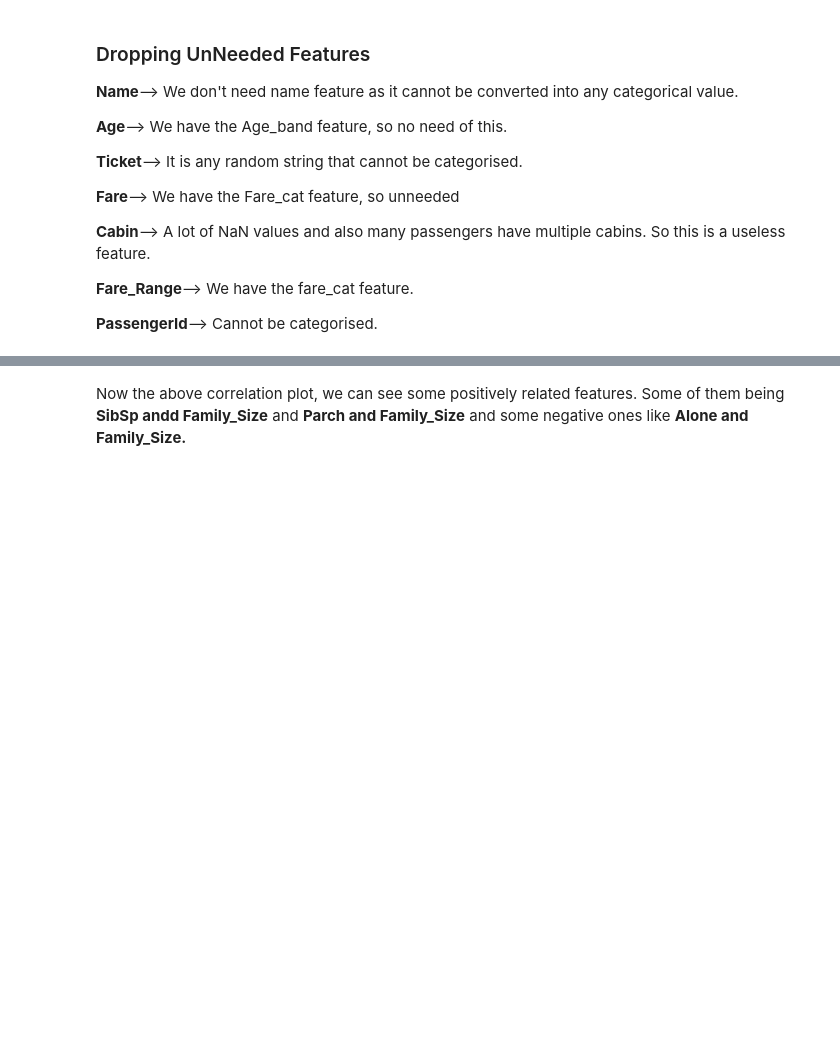
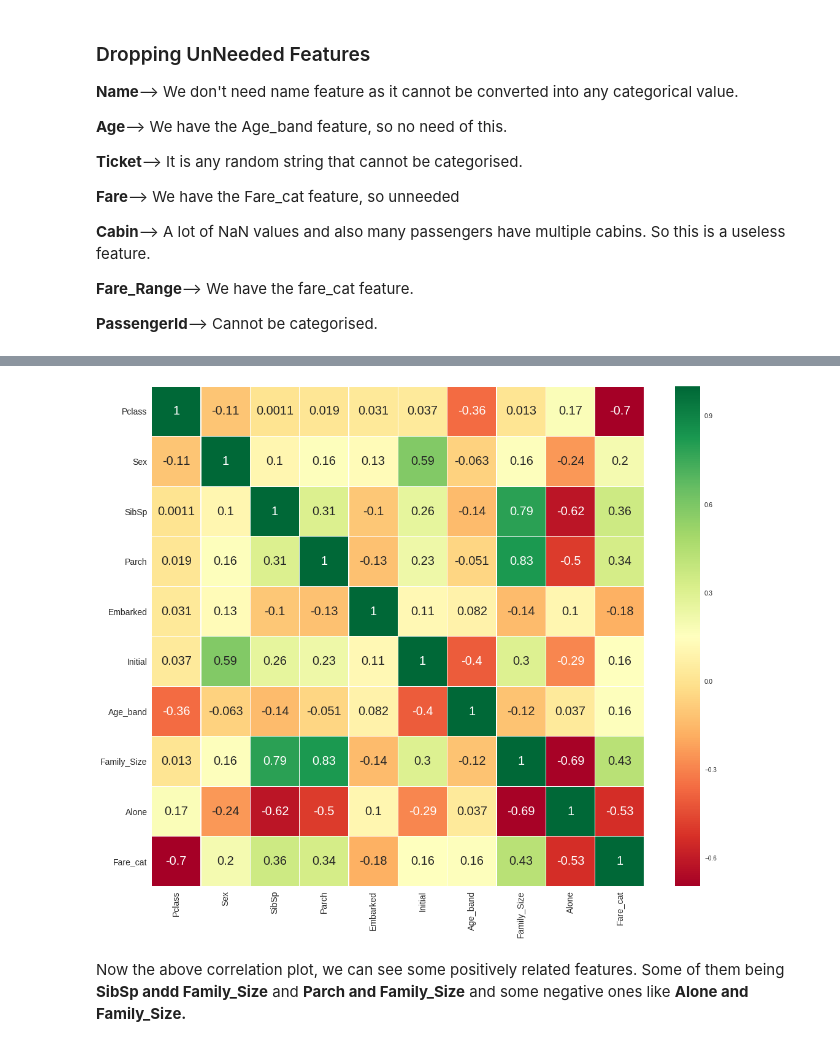
Before and after one commit to sdlee1026/machine, a Jupyter notebook: kaggle/SD tutorial at first Kaggle, DieTanic.ipynb, the cells around one changed output, grey strips where cells are left out. Cells and saved outputs as stored; diff of their text form; code cells hidden in the pictures; blank space fills up the shorter version.

```diff
--- a/kaggle/SD tutorial at first Kaggle, DieTanic.ipynb
+++ b/kaggle/SD tutorial at first Kaggle, DieTanic.ipynb
@@ -638,3 +737,12 @@ plt.show()
+# %%
+sns.heatmap(test.corr(),annot=True,cmap='RdYlGn',linewidths=0.2,annot_kws={'size':20})
+fig=plt.gcf()
+fig.set_size_inches(18,15)
+plt.xticks(fontsize=14)
+plt.yticks(fontsize=14)
+plt.show()
+# %% [output]
+[figure, added]
 # %% [markdown]
 Now the above correlation plot, we can see some positively related features. Some of them being **SibSp andd Family_Size** and **Parch and Family_Size** and some negative ones like **Alone and Family_Size.**
 # %% [markdown]
```
Also changed, not shown: parts of 34 cells of this notebook.
